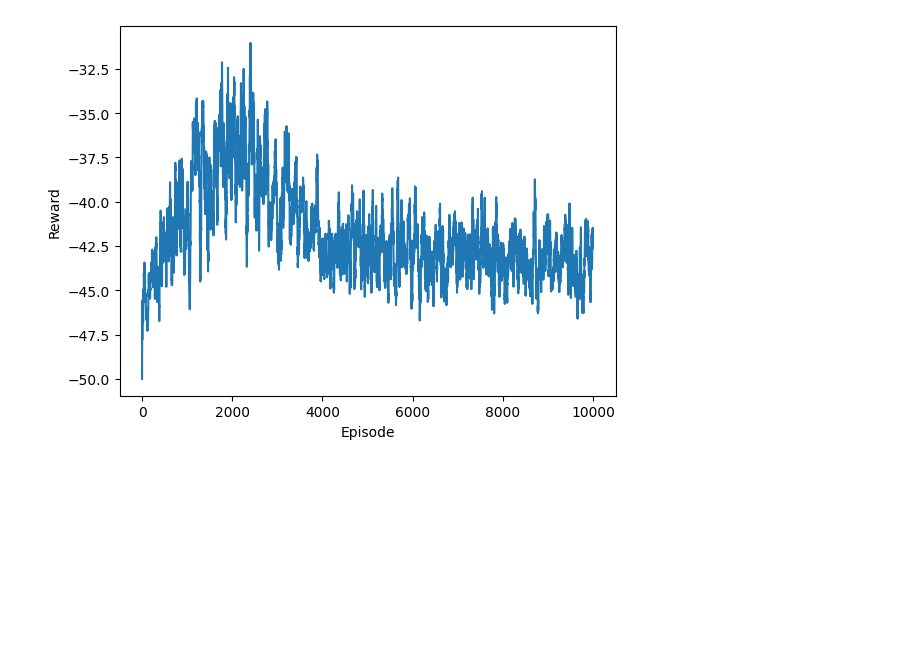
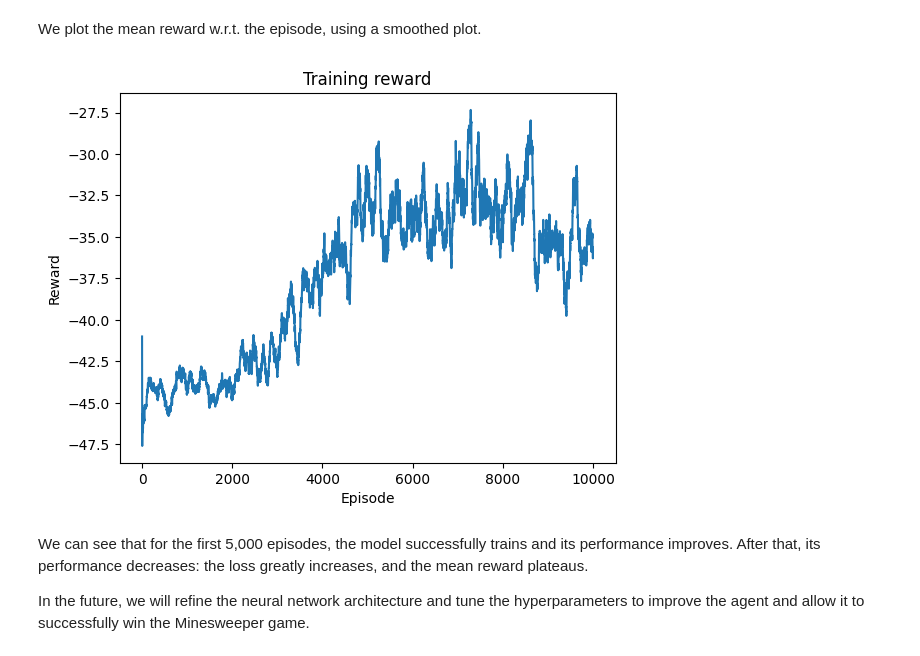
Before and after one commit to flopau76/minesweeper, a Jupyter notebook: CNN_solver.ipynb, the cells around one changed output. Saved outputs shown, nothing was run; the diff lists cells and outputs as text; code cells hidden in the pictures; blank space fills up the shorter version.

```diff
--- a/CNN_solver.ipynb
+++ b/CNN_solver.ipynb
@@ -88,19 +113,20 @@ class EpsilonGreedy:
         self.q_network = q_network
         self.device = self.envWrapper.device
 
-    def __call__(self, state: np.ndarray, display=False) -> np.int64:
-        valid_actions = np.where(state[0].flatten() == 1)[0]
+    def __call__(self, state: np.ndarray) -> np.int64:
+        # Only the actions corresponding to the unobserved tiles are valid
+        stacked_state = np.stack(state, axis=0)
+        no_ones = np.logical_not(np.any(stacked_state, axis=0))
+        valid_action_indexes = np.where(no_ones)
+        valid_actions_flattened = valid_action_indexes[0] * state.shape[1] + valid_action_indexes[1]
+
         if np.random.rand() < self.epsilon:
-            if display:
-                print('Random action')
-            action = np.random.choice(valid_actions)
+            action = np.random.choice(valid_actions_flattened)
         else:
             state_tensor = torch.tensor(state, dtype=torch.float32, device=self.device).unsqueeze(0)
             q_values = self.q_network(state_tensor).detach().cpu().numpy().flatten()
-            if display:
-                print(f'Q-values: {q_values}')
-            invalid_actions = np.delete(np.arange(q_values.size), valid_actions)
-            q_values[invalid_actions] = -np.inf
+            invalid_actions = np.delete(np.arange(q_values.size), valid_actions_flattened)
+            q_values[invalid_actions] = -np.inf  # Set invalid actions to -inf
             action = np.argmax(q_values)
         return action
 
@@ -117,13 +151,14 @@ class MinimumExponentialLR(torch.optim.lr_scheduler.ExponentialLR):
 # %%
 class ReplayBuffer:
-    def __init__(self, capacity):
+    def __init__(self, capacity: int):
         self.buffer = collections.deque(maxlen=capacity)
 
     def add(self, state, action, reward, next_state, done):
         self.buffer.append((state, action, reward, next_state, done))
 
-    def sample(self):
-        return random.choice(self.buffer)
+    def sample(self, batch_size: int):
+        states, actions, rewards, next_states, dones = zip(*random.sample(self.buffer, batch_size))
+        return np.array(states), actions, rewards, np.array(next_states), dones
 
     def __len__(self):
         return len(self.buffer)
@@ -221,10 +314,13 @@ class Solver():
 # %%
-envWrapper = MinesweeperEnvWrapper(difficulty="beginner", display=False)
+envWrapper = MinesweeperEnvWrapper(difficulty="beginner")
 q_network = CNN().to(envWrapper.device)
 target_network = CNN().to(envWrapper.device)
+
 optimizer = torch.optim.Adam(q_network.parameters(), lr=0.001)
 loss_fn = nn.MSELoss()
+
 epsilon_greedy = EpsilonGreedy(epsilon_start=0.9, epsilon_min=0.05, epsilon_decay=0.999, envWrapper=envWrapper, q_network=q_network)
 lr_scheduler = MinimumExponentialLR(optimizer, lr_decay=0.9999, min_lr=1e-6)
+buffer = ReplayBuffer(capacity=10000)
+
 solver = Solver(envWrapper, q_network, target_network)
-buffer = ReplayBuffer(capacity=10000)
@@ -231,13 +329,14 @@ buffer = ReplayBuffer(capacity=10000)
 # %%
-episode_reward_list = solver.train_agent(
+episode_reward_list, episode_loss_list = solver.train_agent(
     optimizer=optimizer,
     loss_fn=loss_fn,
-    epsilon_greedy=epsilon_greedy,
+    policy=epsilon_greedy,
     lr_scheduler=lr_scheduler,
     num_episodes=10000,
     gamma=0.99,
     replay_buffer=buffer,
     print_every=500,
-    target_network_sync_period=250
+    target_network_sync_period=250,
+    batch_size=100
 )
 # %% [output]
@@ -279,11 +379,18 @@ plt.show()
+# %% [markdown]
+We plot the mean reward w.r.t. the episode, using a smoothed plot.
 # %%
 rewards_df = pd.DataFrame(episode_reward_list, columns=['Reward'])
-N = 30
+N = 100
 smoothed_rewards = rewards_df.rolling(window=N, min_periods=1).mean()
 
 plt.plot(smoothed_rewards)
+plt.title('Training reward')
 plt.xlabel('Episode')
 plt.ylabel('Reward')
 plt.show()
 # %% [output]
-[figure, old version]
+[figure, new version]
+# %% [markdown]
+We can see that for the first 5,000 episodes, the model successfully trains and its performance improves. After that, its performance decreases: the loss greatly increases, and the mean reward plateaus.
+
+In the future, we will refine the neural network architecture and tune the hyperparameters to improve the agent and allow it to successfully win the Minesweeper game.
```
Also changed, not shown: parts of 24 cells of this notebook.
